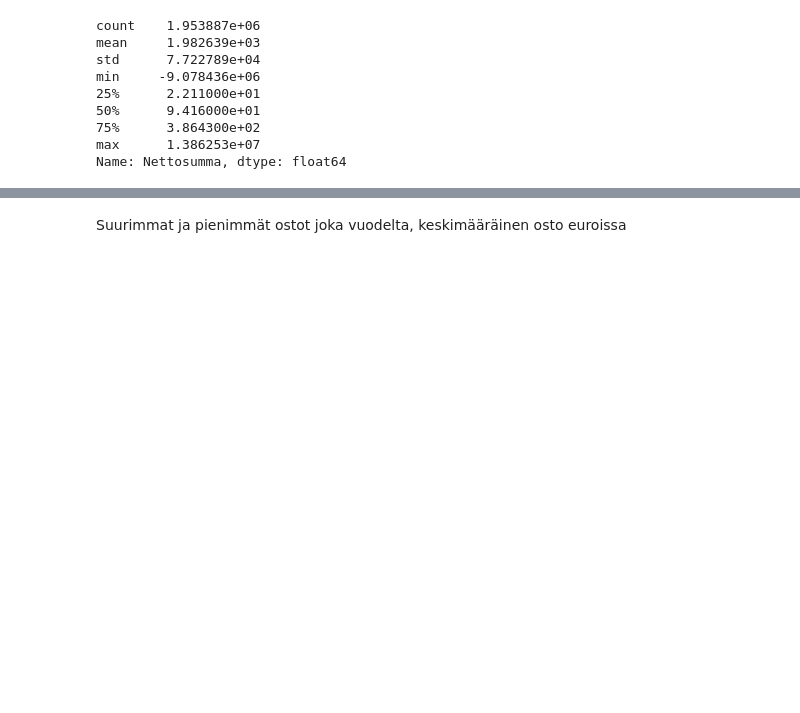
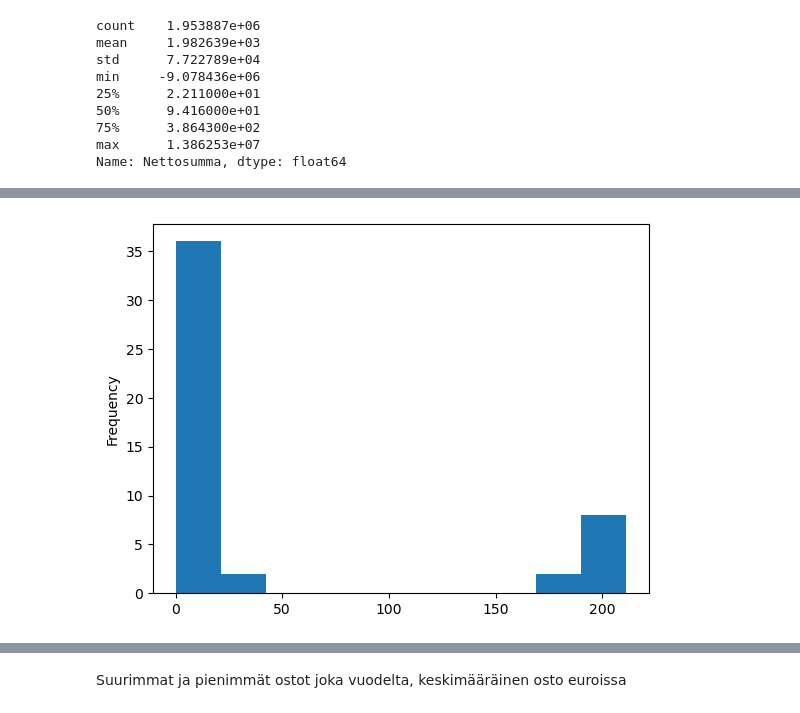
Before and after one commit to SallaLipasti/jkl-ostolaskut, a Jupyter notebook: ostolaskut.ipynb, the cells around one changed output, grey strips where cells are left out. Drawn from its saved outputs; the diff is of its cells as text; code cells hidden in the pictures; blank space fills up the shorter version.

```diff
--- a/ostolaskut.ipynb
+++ b/ostolaskut.ipynb
@@ -920,0 +985,7 @@ Taulukosta ja kuvaajasta havaitaan, että vuosittaisia kokonaisotoja on kirjattu
+# %%
+# Tehdään datakehikko 'sote', jossa on mukana sarakkeet 'Vuosi', 'Tiliryhmä', 'Tilin nimi', 'Toimittajan nimi'
+# ja 'Nettosumma':
+
+sote = df.loc[df['Vastuualue'] == 'Sosiaali- ja terveyspalvelut', ['Vuosi', 'Tiliryhmä', 'Tilin nimi', \
+                                                                   'Toimittajan nimi', 'Nettosumma']]
+sote.head()
@@ -920,0 +1011,7 @@ Taulukosta ja kuvaajasta havaitaan, että vuosittaisia kokonaisotoja on kirjattu
+# %%
+# Ryhmitellään sote-palveluiden ostot vuosittain ja tiliryhmittäin:
+sote1 = pd.DataFrame((sote['Nettosumma'].groupby([sote['Vuosi'], sote['Tiliryhmä']]).sum())/1000000)
+
+sote2 = sote.sort_values(by = 'Nettosumma', ascending = False)
+
+sote2
@@ -920,0 +1032,6 @@ Taulukosta ja kuvaajasta havaitaan, että vuosittaisia kokonaisotoja on kirjattu
+# %%
+# Katsotaan, kuinka ostot
+sote1.plot(kind = 'hist')
+plt.show()
+# %% [output]
+[figure, added]
```
Also changed, not shown: parts of 32 cells of this notebook.
